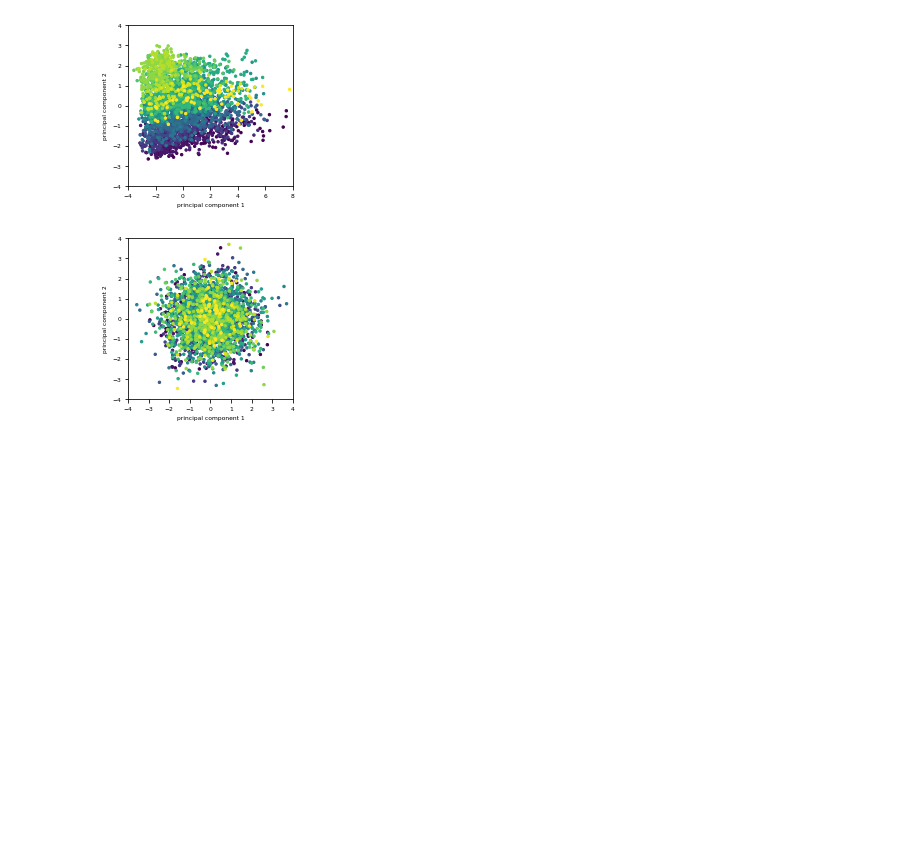
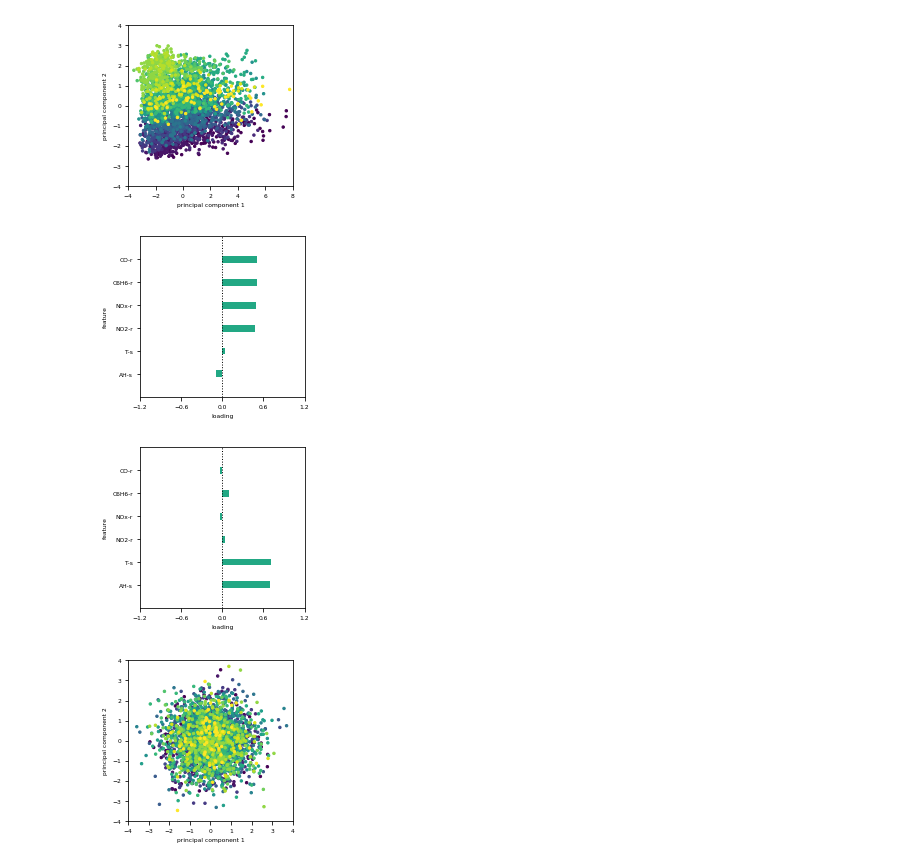
Before and after one commit to gtancev/Chemical-Sensor-Data, a Jupyter notebook: NN_sklearn/main_time_series_analysis.ipynb, the cells around one changed output. Saved outputs shown, nothing was run; the diff lists cells and outputs as text; code cells hidden in the pictures; blank space fills up the shorter version.

```diff
--- a/NN_sklearn/main_time_series_analysis.ipynb
+++ b/NN_sklearn/main_time_series_analysis.ipynb
@@ -99,7 +99,7 @@ plt.savefig("./figures/time_series_sensors",dpi=900,transparent=True,orientation
 [figure]
 # %%
 # Perform dimensionality reduction.
-columns = ["T", "AH", "CO(GT)", "C6H6(GT)", "NOx(GT)", "NO2(GT)"]
+columns = ["CO(GT)", "C6H6(GT)", "NOx(GT)", "NO2(GT)", "T", "AH"]
 data_ = data[columns]
 data_.index = pd.to_datetime(data["Date"])
 data_ = data_.dropna()
@@ -127,4 +127,27 @@ plt.savefig('./figures/time_series_PCA',dpi=900,transparent=True,orientation='la
 plt.show()
 # %% [output]
 [figure]
+# %%
+# Plot loadings of principal components.
+features = ["CO-r", "C6H6-r", "NOx-r", "NO2-r", "T-s", "AH-s"]
+
+for c in range(dim_red.components_.shape[0]):
+    component = dim_red.components_[c,:]
+    # Plot individual componennts.
+    fig = plt.figure(figsize=(2.95,2.95))
+    fig.tight_layout()
+    plt.barh(range(len(component)), component[::-1], color=plt.cm.viridis(0.6), ecolor=plt.cm.viridis(0.6),
+             height=0.3, xerr=None, align="center", alpha=1.0)
+    plt.plot([0,0],[-10,10],":", color="k", alpha=1.0)
+    plt.yticks(range(len(component)), np.array(features)[::-1], rotation=0)
+    plt.xticks(np.linspace(-1.2,1.2,5))
+    plt.ylim([-1, len(component)])
+    plt.xlim([-1.2, 1.2])
+    plt.xlabel("loading")
+    plt.ylabel("feature")
+    plt.savefig("./figures/component_"+str(c),dpi=900,transparent=True,orientation="landscape",bbox_inches="tight")
+    plt.show()
+# %% [output]
+[figure, added]
+[figure, added]
 # %%
```
Also changed, not shown: parts of 1 cell of this notebook.
